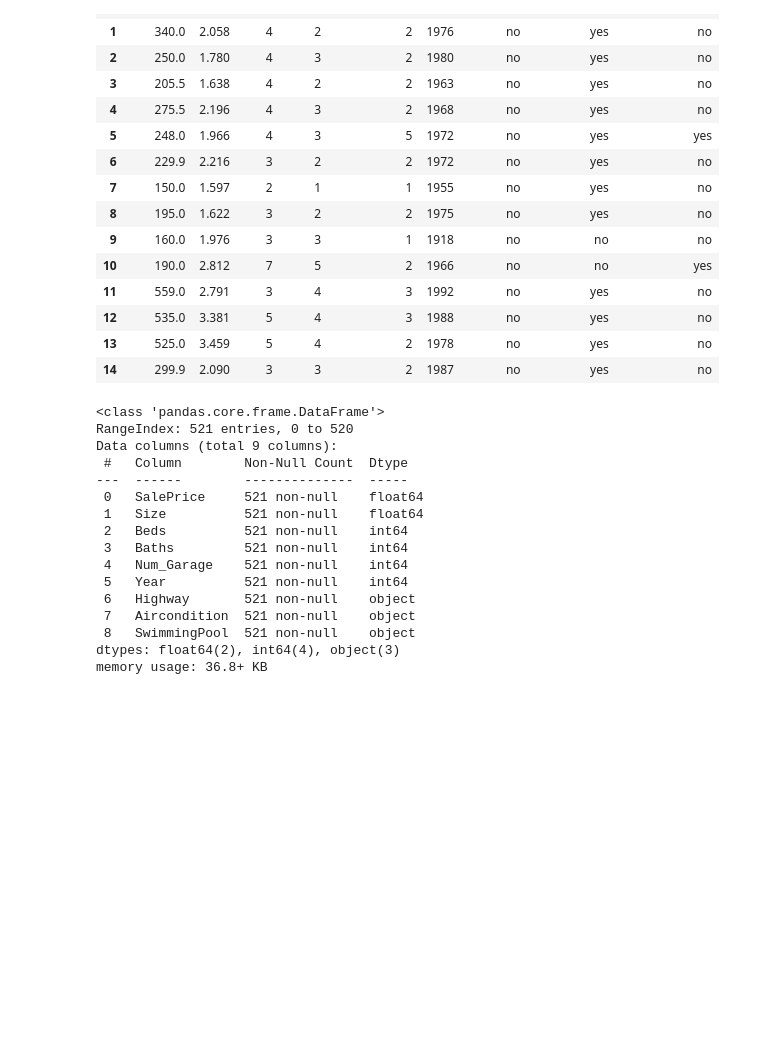
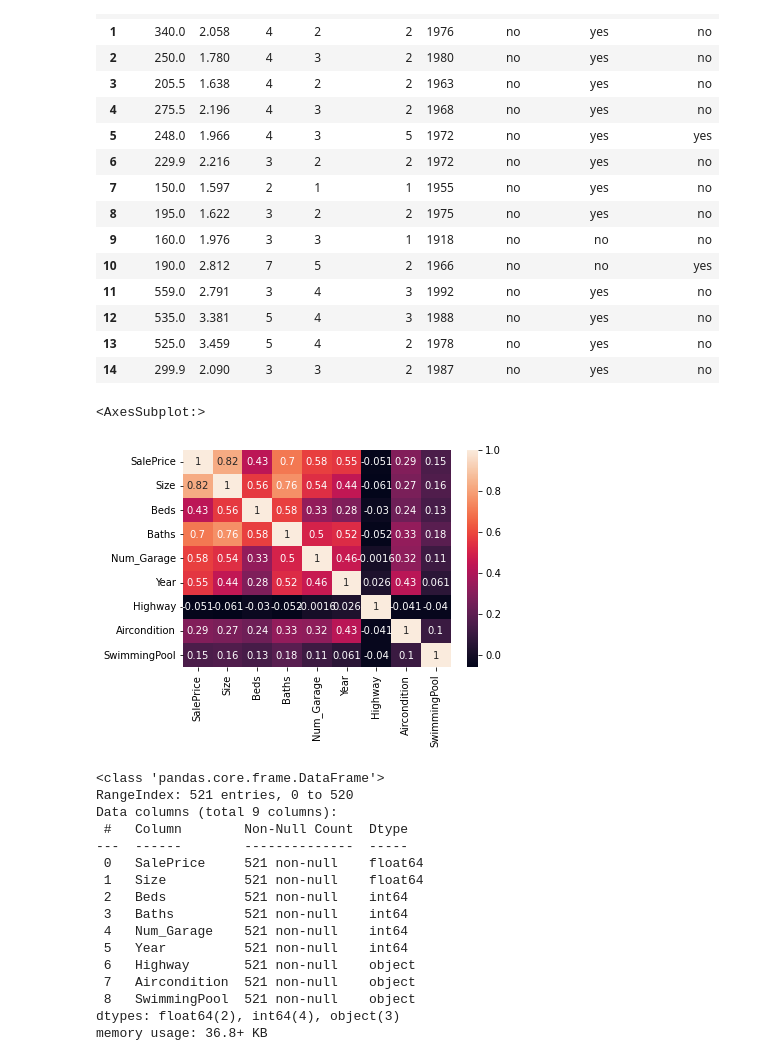
Before and after one commit to Rui-yu23/MBS-Final-exam, a Jupyter notebook: Final exam- Big data & quantitative methods.ipynb, the cells around one changed output. Saved outputs shown, nothing was run; the diff lists cells and outputs as text; code cells hidden in the pictures; blank space fills up the shorter version.

```diff
--- a/Final exam- Big data & quantitative methods.ipynb
+++ b/Final exam- Big data & quantitative methods.ipynb
@@ -127,6 +128,14 @@ df_realstate.head(15)
 | 12 | 535.0 | 3.381 | 5 | 4 | 3 | 1988 | no | yes | no |
 | 13 | 525.0 | 3.459 | 5 | 4 | 2 | 1978 | no | yes | no |
 | 14 | 299.9 | 2.090 | 3 | 3 | 2 | 1987 | no | yes | no |
+# %%
+# correlation matrix with sns.heatmap
+import seaborn as sns
+corr_matrix = df_realstate.corr()
+sns.heatmap(corr_matrix, annot=True)
+# %% [output]
+<AxesSubplot:>
+[figure, added]
 # %%
 df_realstate.info()
 # %% [output]
```
Also changed, not shown: parts of 12 cells of this notebook, 5 other files.
